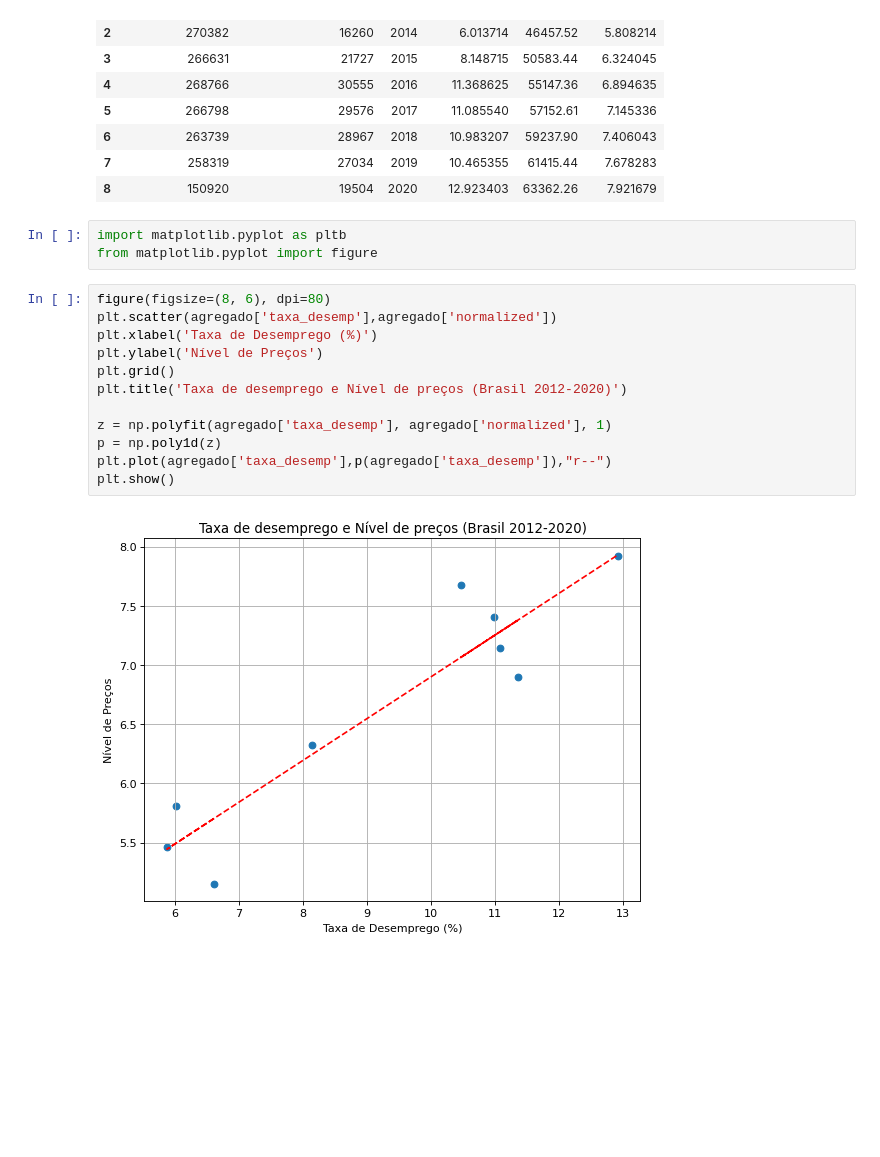
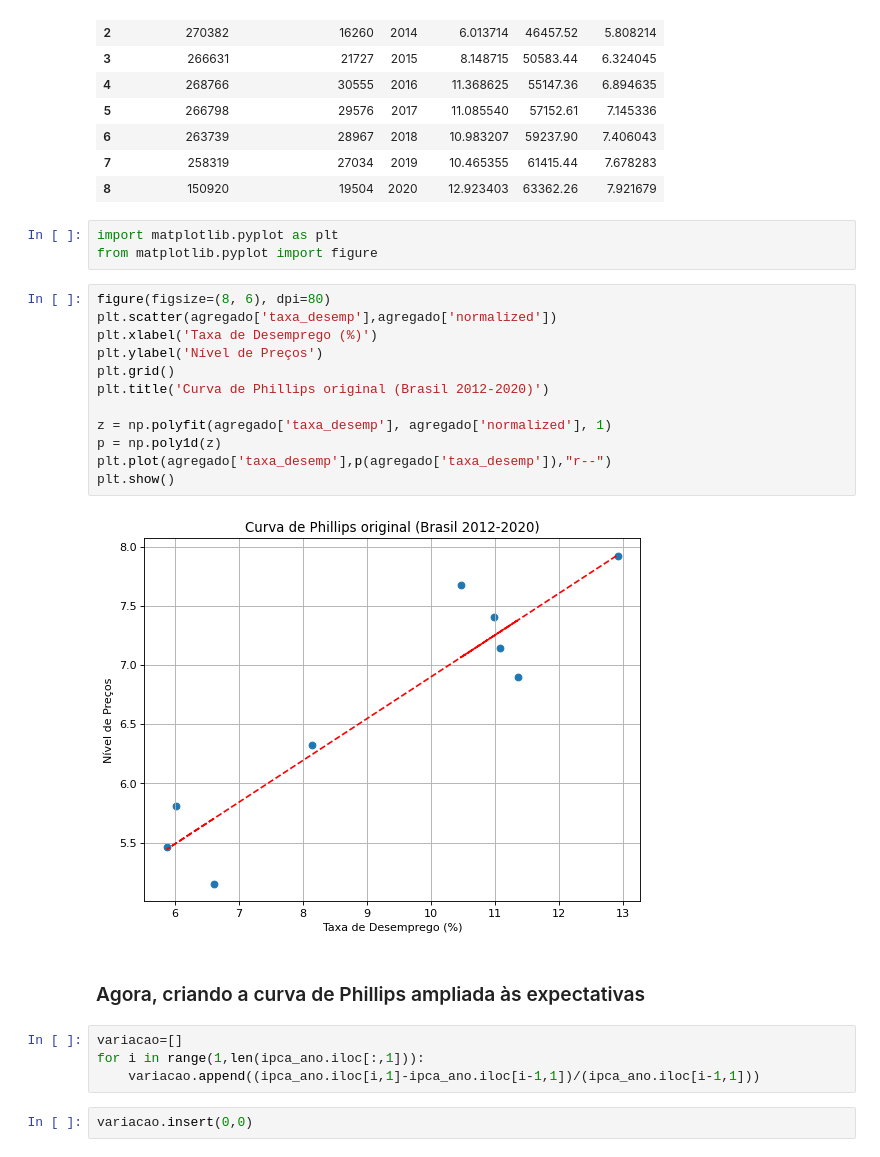
Before and after one commit to JV-Nunes/Curva_de_Phillips_BR, a Jupyter notebook: Curva_de_Phillips_BR.ipynb, the cells around one changed output. Drawn from its saved outputs; the diff is of its cells as text; blank space fills up the shorter version.

```diff
--- a/Curva_de_Phillips_BR.ipynb
+++ b/Curva_de_Phillips_BR.ipynb
@@ -110,19 +110,27 @@ agregado
 | 7 | 258319 | 27034 | 2019 | 10.465355 | 61415.44 | 7.678283 |
 | 8 | 150920 | 19504 | 2020 | 12.923403 | 63362.26 | 7.921679 |
 # %%
-import matplotlib.pyplot as pltb
+import matplotlib.pyplot as plt
 from matplotlib.pyplot import figure
 # %%
 figure(figsize=(8, 6), dpi=80)
 plt.scatter(agregado['taxa_desemp'],agregado['normalized'])
 plt.xlabel('Taxa de Desemprego (%)')
 plt.ylabel('Nível de Preços')
 plt.grid()
-plt.title('Taxa de desemprego e Nível de preços (Brasil 2012-2020)')
+plt.title('Curva de Phillips original (Brasil 2012-2020)')
 
 z = np.polyfit(agregado['taxa_desemp'], agregado['normalized'], 1)
 p = np.poly1d(z)
 plt.plot(agregado['taxa_desemp'],p(agregado['taxa_desemp']),"r--")
 plt.show()
 # %% [output]
-[figure, old version]
+[figure, new version]
+# %% [markdown]
+### Agora, criando a curva de Phillips ampliada às expectativas
+# %%
+variacao=[]
+for i in range(1,len(ipca_ano.iloc[:,1])):
+    variacao.append((ipca_ano.iloc[i,1]-ipca_ano.iloc[i-1,1])/(ipca_ano.iloc[i-1,1]))
+# %%
+variacao.insert(0,0)
```
Also changed, not shown: parts of 6 cells of this notebook.
